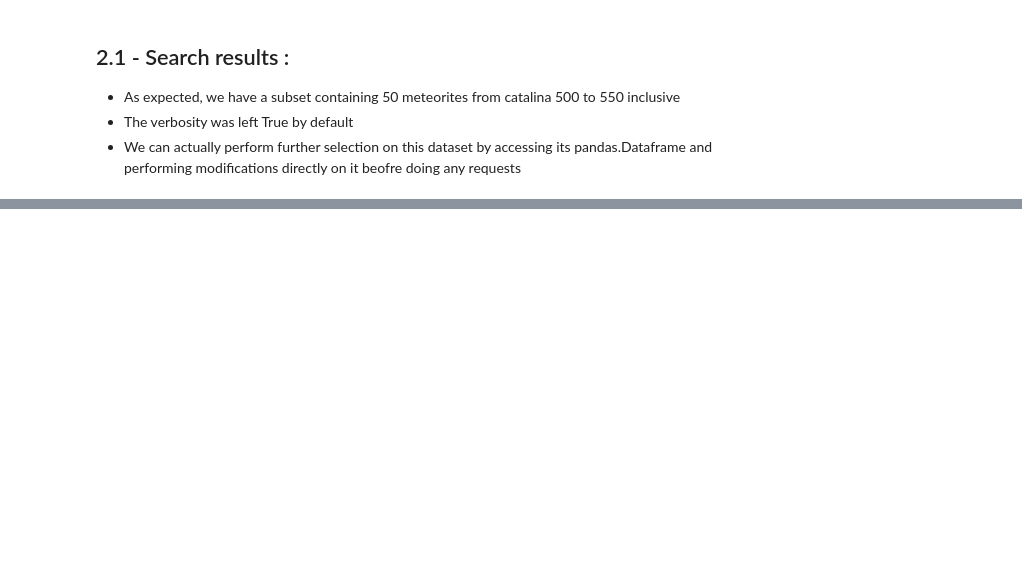
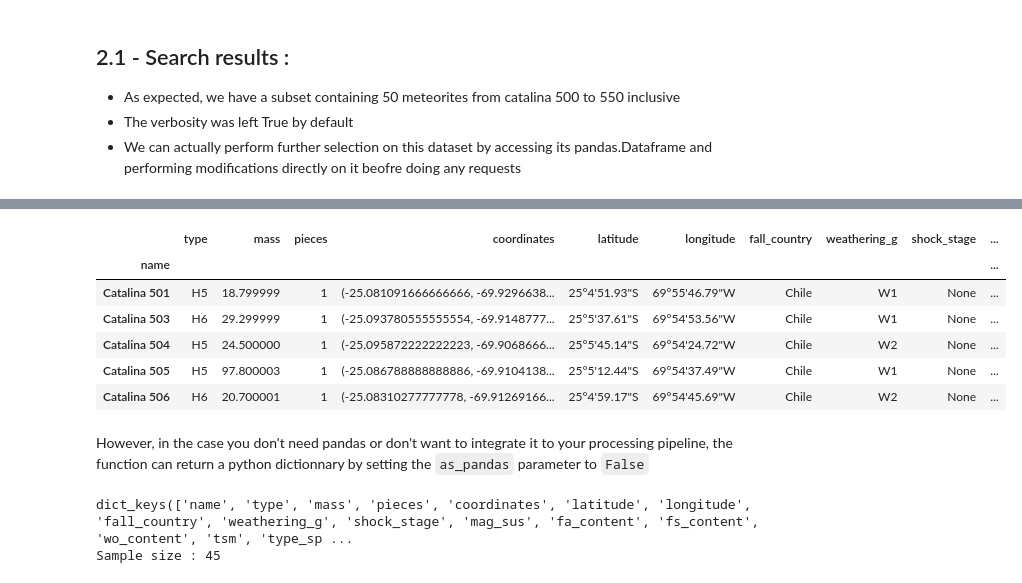
Before and after one commit to Psemp/sysyphus, a Jupyter notebook: notebooks/sysyphus_examples.ipynb, the cells around one changed output, grey strips where cells are left out. Saved outputs shown, nothing was run; the diff lists cells and outputs as text; code cells hidden in the pictures; blank space fills up the shorter version.

```diff
--- a/notebooks/sysyphus_examples.ipynb
+++ b/notebooks/sysyphus_examples.ipynb
@@ -116,0 +201,24 @@ ids_to_rm = [22, 30, 42]
+# %%
+boulder.display_search().head(n=5)
+# %% [output]
+|  | type | mass | pieces | coordinates | latitude | longitude | fall_country | weathering_g | shock_stage | ... |
+| name |  |  |  |  |  |  |  |  |  | ... |
+| Catalina 501 | H5 | 18.799999 | 1 | (-25.081091666666666, -69.9296638... | 25°4'51.93"S | 69°55'46.79"W | Chile | W1 | None | ... |
+| Catalina 503 | H6 | 29.299999 | 1 | (-25.093780555555554, -69.9148777... | 25°5'37.61"S | 69°54'53.56"W | Chile | W1 | None | ... |
+| Catalina 504 | H5 | 24.500000 | 1 | (-25.095872222222223, -69.9068666... | 25°5'45.14"S | 69°54'24.72"W | Chile | W2 | None | ... |
+| Catalina 505 | H5 | 97.800003 | 1 | (-25.086788888888886, -69.9104138... | 25°5'12.44"S | 69°54'37.49"W | Chile | W1 | None | ... |
+| Catalina 506 | H6 | 20.700001 | 1 | (-25.08310277777778, -69.91269166... | 25°4'59.17"S | 69°54'45.69"W | Chile | W2 | None | ... |
+# %% [markdown]
+However, in the case you don't need pandas or don't want to integrate it to your processing pipeline, the function can return a python dictionnary by setting the `as_pandas` parameter to `False`
+# %%
+# ommiting the latitude and longitude columns:
+data_dict = boulder.display_search(as_pandas=False)
+
+# Checking the keys, which are the individual properties of the meteorites:
+print(data_dict.keys())
+
+# Checking the overall lenght of the data_dict:
+print(f"Sample size : {data_dict['name'].__len__()}")
+# %% [output]
+dict_keys(['name', 'type', 'mass', 'pieces', 'coordinates', 'latitude', 'longitude', 'fall_country', 'weathering_g', 'shock_stage', 'mag_sus', 'fa_content', 'fs_content', 'wo_content', 'tsm', 'type_sp ...
+Sample size : 45
```
Also changed, not shown: parts of 22 cells of this notebook, 6 other files.
